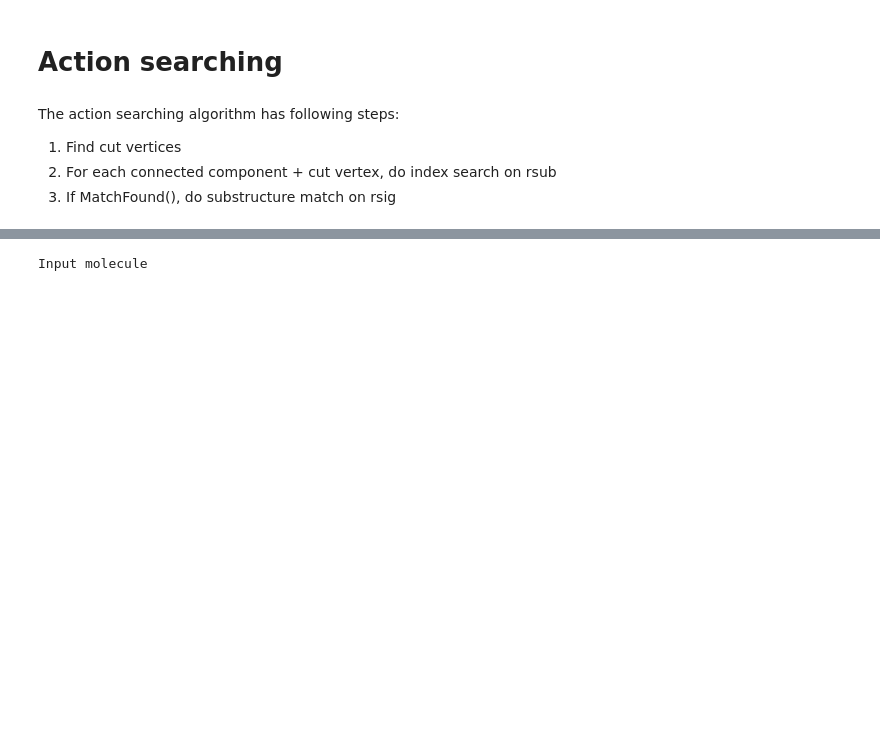
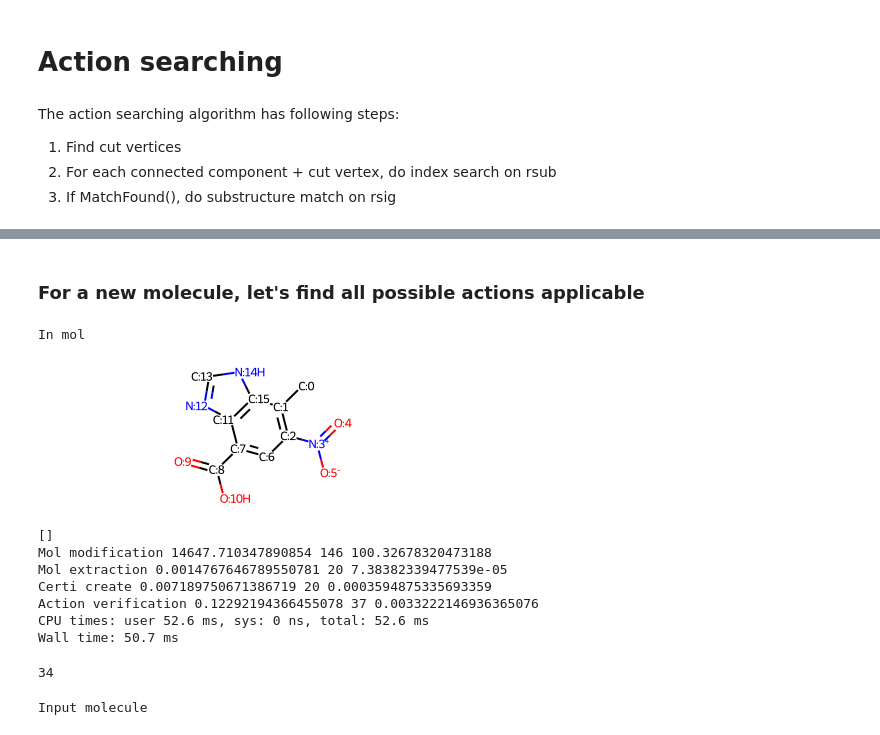
Before and after one commit to MrScabbyCreature/ReactionRL, a Jupyter notebook: uspto - simulator.ipynb, the cells around one changed output, grey strips where cells are left out. Cells and saved outputs as stored; diff of their text form; code cells hidden in the pictures; blank space fills up the shorter version.

```diff
--- a/uspto - simulator.ipynb
+++ b/uspto - simulator.ipynb
@@ -302,0 +242,70 @@ Candidate
+# %% [markdown]
+### For a new molecule, let's find all possible actions applicable
+# %%
+%%time
+
+# Get input mol
+print("In mol")
+in_mol = Chem.MolFromSmiles(dataset.iloc[i]["reactants"])
+display(mol_with_atom_index(in_mol))
+
+# For each cut vertex, we find two disconnected components and search the smaller one in our index
+G = nx.from_numpy_matrix(Chem.GetAdjacencyMatrix(in_mol))
+applicable_actions = []
+
+for x in nx.articulation_points(G):
+    # Remove atom (not directly, otherwise the index resets)
+    # First remove bonds to x
+    mw = Chem.RWMol(in_mol)
+    Chem.Kekulize(mw, clearAromaticFlags=True)
+    for n in mw.GetAtomWithIdx(x).GetNeighbors():
+        mw.RemoveBond(x, n.GetIdx())
+
+    # Find fragments
+    mol_frags = list(Chem.rdmolops.GetMolFrags(mw))
+
+    # Remove x from fragments
+    mol_frags.remove((x,))
+    times_mol_modification+=1
+    time_for_mol_modification+= (time.time()-t)
+
+    # For each fragment, add x and extract sub-molecule and search
+    for frag in mol_frags:
+        indices = [x] + list(frag)
+
+        for _ in range(2):
+            # we add neighbors twice to rsub and then search for rsig
+            indices = add_immediate_neighbors(in_mol, indices)
+
+            candidate = get_mol_from_index_list(in_mol, indices)
+
+            # get certificate and search in rsig
+            cand_certi = get_mol_certificate(candidate)
+
+            if cand_certi in certificate_to_cluster_id_dict:
+                # Verify rsig
+                for cluster_id in certificate_to_cluster_id_dict[cand_certi]:
+#                     print("Verification...", cluster_id)
+                    if verify_action_applicability(in_mol, cluster_id):
+                        display(candidate)
+                        applicable_actions.append(cluster_id)
+
+applicable_actions = np.unique(applicable_actions)
+print(applicable_actions)
+print("Mol modification", time_for_mol_modification, times_mol_modification, time_for_mol_modification/times_mol_modification)
+print("Mol extraction", time_for_mol_extraction, times_mol_extraction, time_for_mol_extraction/times_mol_extraction)
+print("Certi create", time_for_certi_create, times_certi_create, time_for_certi_create/times_certi_create)
+print("Action verification", time_for_action_verification, times_action_verification, time_for_action_verification/times_action_verification)
+
+
+# i += 1
+# %% [output]
+In mol
+[figure, added]
+[]
+Mol modification 14647.710347890854 146 100.32678320473188
+Mol extraction 0.0014767646789550781 20 7.38382339477539e-05
+Certi create 0.007189750671386719 20 0.0003594875335693359
+Action verification 0.12292194366455078 37 0.0033222146936365076
+CPU times: user 52.6 ms, sys: 0 ns, total: 52.6 ms
+Wall time: 50.7 ms
@@ -302,0 +319,4 @@ Candidate
+# %%
+i
+# %% [output]
+34
```
Also changed, not shown: parts of 14 cells of this notebook.
